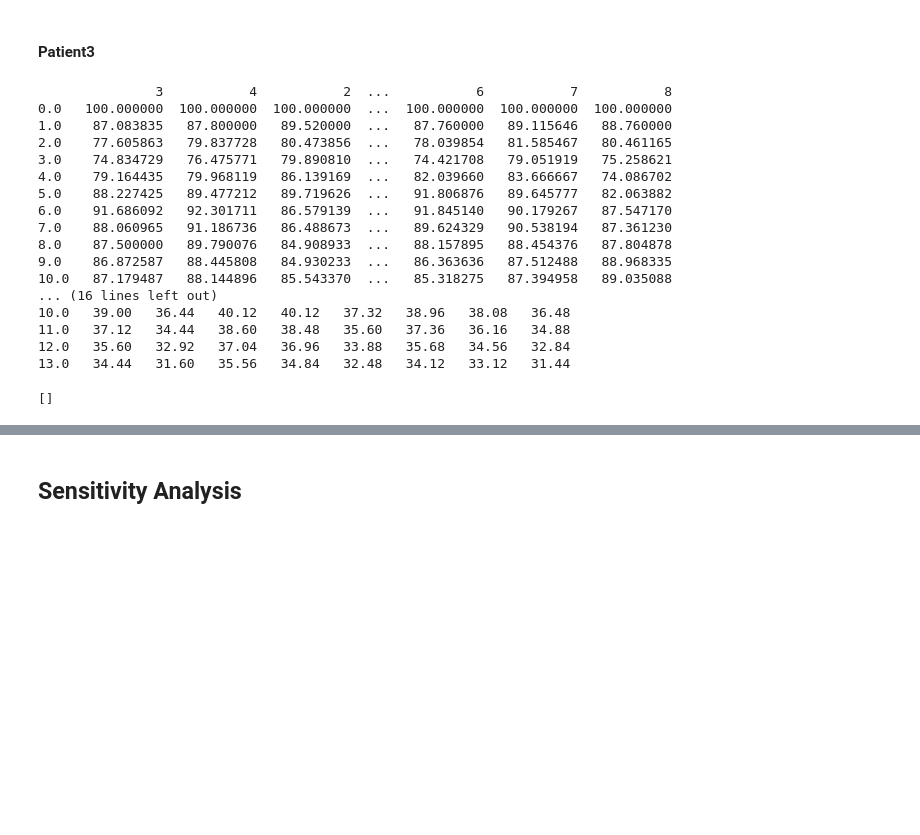
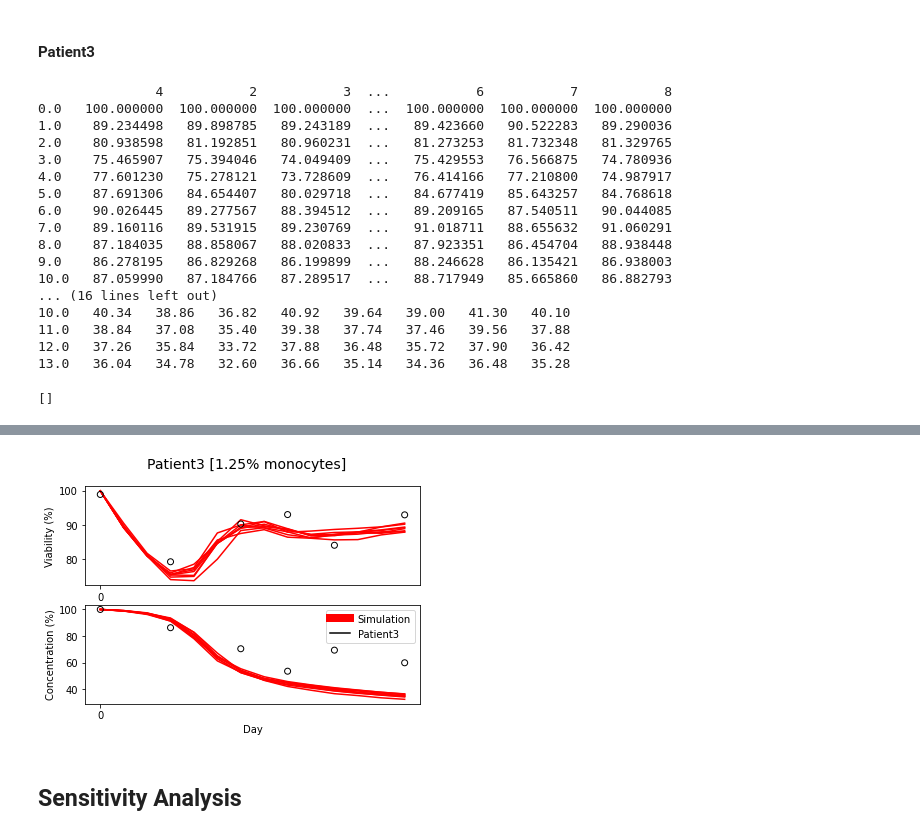
Before and after one commit to Ninouchkaia/ABM, a Jupyter notebook: ABM_figures.ipynb, the cells around one changed output, grey strips where cells are left out. Cells and saved outputs as stored; diff of their text form; code cells hidden in the pictures; blank space fills up the shorter version.

```diff
--- a/ABM_figures.ipynb
+++ b/ABM_figures.ipynb
@@ -899,17 +961,17 @@ plt.plot()
 import pandas as pd
 from IPython.display import set_matplotlib_formats
 %matplotlib inline
-set_matplotlib_formats('svg')
+set_matplotlib_formats('png')
 
 viability_dict, remaining_dict= {}, {}
-with open("DES_3.csv", 'r') as file_read :
+with open("via73_conc463_pred_DES1.25.csv", 'r') as file_read :
   data = file_read.readlines()
   for line in data[7:] :
     line = line.replace('\"', '').split(',')
     run_number = int(line[0])
-    step = int(line[2])
-    viability = float(line[4])
-    remainingCellRatio = float(line[5])
+    step = int(line[1])
+    viability = float(line[3])
+    remainingCellRatio = float(line[4])
     if run_number not in viability_dict :
       viability_dict[run_number] = []
     viability_dict[run_number].append(viability)
@@ -987,21 +1049,21 @@ LH[1].set_color('black') # No change
 
 plt.plot()
 # %% [output]
-               3           4           2  ...           6           7           8
+               4           2           3  ...           6           7           8
 0.0   100.000000  100.000000  100.000000  ...  100.000000  100.000000  100.000000
-1.0    87.083835   87.800000   89.520000  ...   87.760000   89.115646   88.760000
-2.0    77.605863   79.837728   80.473856  ...   78.039854   81.585467   80.461165
-3.0    74.834729   76.475771   79.890810  ...   74.421708   79.051919   75.258621
-4.0    79.164435   79.968119   86.139169  ...   82.039660   83.666667   74.086702
-5.0    88.227425   89.477212   89.719626  ...   91.806876   89.645777   82.063882
-6.0    91.686092   92.301711   86.579139  ...   91.845140   90.179267   87.547170
-7.0    88.060965   91.186736   86.488673  ...   89.624329   90.538194   87.361230
-8.0    87.500000   89.790076   84.908933  ...   88.157895   88.454376   87.804878
-9.0    86.872587   88.445808   84.930233  ...   86.363636   87.512488   88.968335
-10.0   87.179487   88.144896   85.543370  ...   85.318275   87.394958   89.035088
+1.0    89.234498   89.898785   89.243189  ...   89.423660   90.522283   89.290036
+2.0    80.938598   81.192851   80.960231  ...   81.273253   81.732348   81.329765
+3.0    75.465907   75.394046   74.049409  ...   75.429553   76.566875   74.780936
+4.0    77.601230   75.278121   73.728609  ...   76.414166   77.210800   74.987917
+5.0    87.691306   84.654407   80.029718  ...   84.677419   85.643257   84.768618
+6.0    90.026445   89.277567   88.394512  ...   89.209165   87.540511   90.044085
+7.0    89.160116   89.531915   89.230769  ...   91.018711   88.655632   91.060291
+8.0    87.184035   88.858067   88.020833  ...   87.923351   86.454704   88.938448
+9.0    86.278195   86.829268   86.199899  ...   88.246628   86.135421   86.938003
+10.0   87.059990   87.184766   87.289517  ...   88.717949   85.665860   86.882793
 ... (16 lines left out)
-10.0   39.00   36.44   40.12   40.12   37.32   38.96   38.08   36.48
-11.0   37.12   34.44   38.60   38.48   35.60   37.36   36.16   34.88
-12.0   35.60   32.92   37.04   36.96   33.88   35.68   34.56   32.84
-13.0   34.44   31.60   35.56   34.84   32.48   34.12   33.12   31.44
+10.0   40.34   38.86   36.82   40.92   39.64   39.00   41.30   40.10
+11.0   38.84   37.08   35.40   39.38   37.74   37.46   39.56   37.88
+12.0   37.26   35.84   33.72   37.88   36.48   35.72   37.90   36.42
+13.0   36.04   34.78   32.60   36.66   35.14   34.36   36.48   35.28
 []
@@ -1009,3 +1070,4 @@ plt.plot()
+[figure, added]
 # %% [markdown]
 ## Sensitivity Analysis
 # %% [markdown]
```
Also changed, not shown: parts of 57 cells of this notebook.
